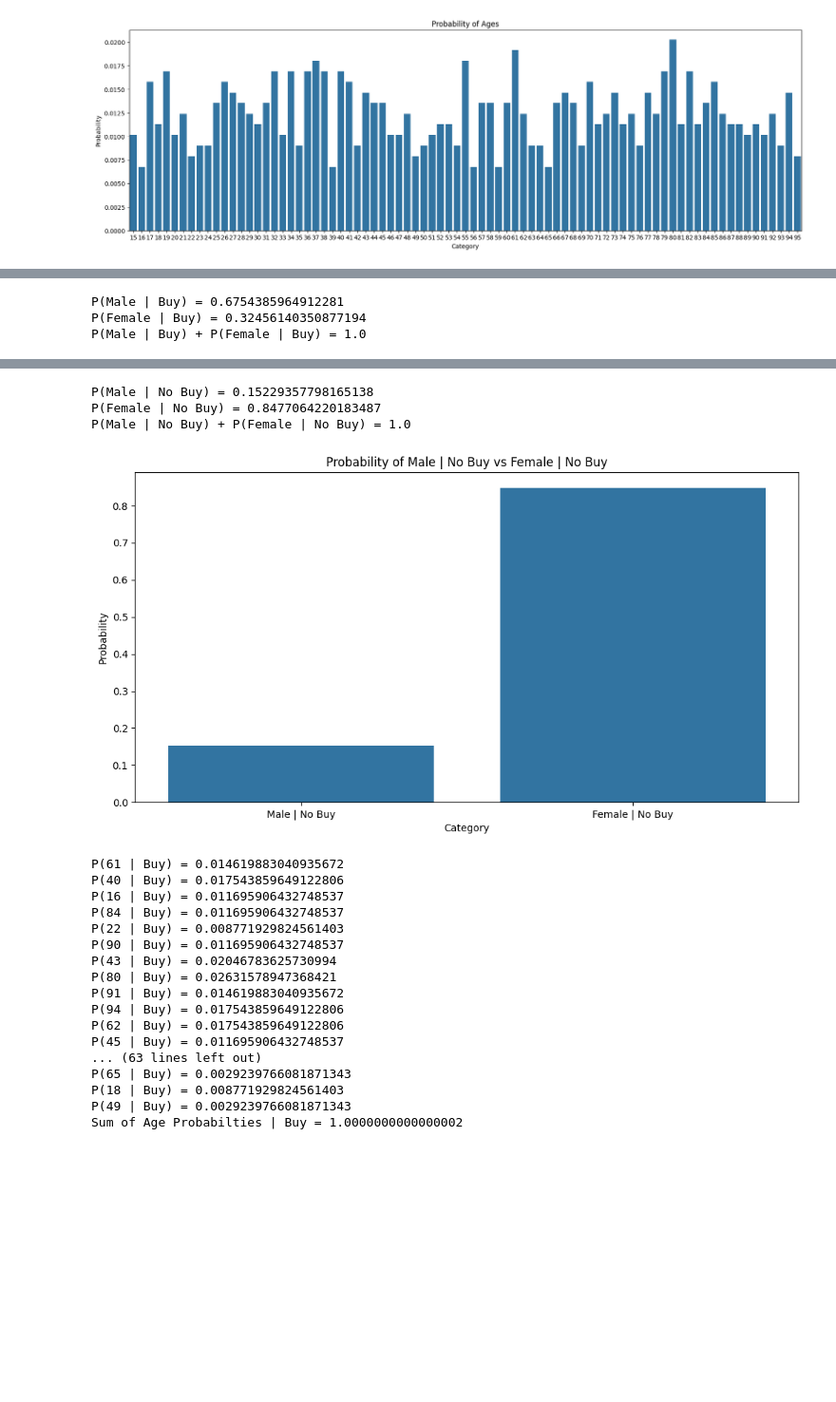
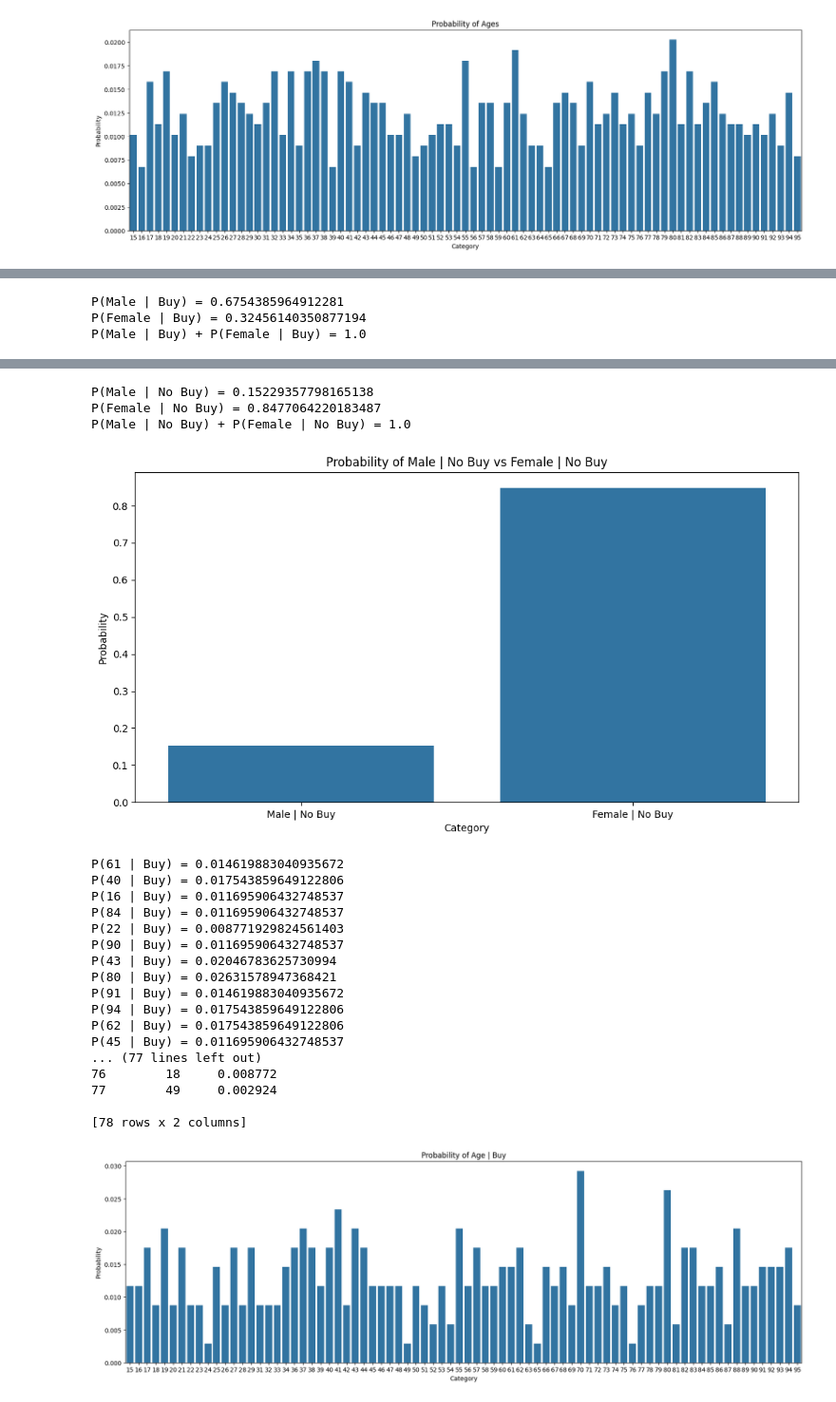
Before and after one commit to Dauniel/ece_engr_131A_project, a Jupyter notebook: project.ipynb, the cells around one changed output, grey strips where cells are left out. Shown at 95% size. Drawn from its saved outputs; the diff is of its cells as text; code cells hidden in the pictures; blank space fills up the shorter version.

```diff
--- a/project.ipynb
+++ b/project.ipynb
@@ -420,7 +416,7 @@ plt.title("Probability of Male | No Buy vs Female | No Buy")
 plt.show()
 
 # Condition that Age does buy
-# P(Age | Buys)
+# P(Age | Buy)
 
 age_buy_dict = {}
 
@@ -430,6 +426,7 @@ for i in range(len(B)):
             age_buy_dict[A[i]] = 1
         else:
             age_buy_dict[A[i]] += 1
+
 prob_age_buy_dict = {}
 
 for age, count in age_buy_dict.items():
@@ -437,57 +434,88 @@ for age, count in age_buy_dict.items():
 
 for age, prob in prob_age_buy_dict.items():
     print("P(" + str(age) + " | Buy) = " + str(prob))
+
 print("Sum of Age Probabilties | Buy = " + str(sum(prob_age_buy_dict.values())))
 
+age_type_data_buy = {'Category' : prob_age_buy_dict.keys(),
+                     'Probability' : prob_age_buy_dict.values()}
 
+df_plot_age_type_buy_data = pd.DataFrame(age_type_data_buy)
 
-# print("P(Male | No Buy) = " + str(prob_male_not_buyer_type))
-# print("P(Female | No Buy) = " + str(prob_female_not_buyer_type))
+print(df_plot_age_type_buy_data)
 
-# print("P(Male | No Buy) + P(Female | No Buy) = " + str(prob_male_not_buyer_type + prob_female_not_buyer_type))
+plt.figure(figsize=(20,6))
+sns.barplot(x = 'Category', y = 'Probability', data = df_plot_age_type_buy_data)
+plt.title("Probability of Age | Buy")
+plt.show()
 
-# gender_type_data_no_buy = {'Category' : ['Male | No Buy', 'Female | No Buy'],
-#                      'Probability' : [prob_male_not_buyer_type, prob_female_not_buyer_type]}
+# Condition that Age does not buy
+# P(Age | No Buy)
 
-# df_plot_gender_type_data_no_buy_data = pd.DataFrame(gender_type_data_no_buy)
+age_no_buy_dict = {}
 
-# plt.figure(figsize=(12,6))
-# sns.barplot(x = 'Category', y = 'Probability', data = df_plot_gender_type_data_no_buy_data)
-# plt.title("Probability of Male | No Buy vs Female | No Buy")
-# plt.show()
+for i in range(len(B)):
+    if B[i] == 0:
+        if A[i] not in age_no_buy_dict:
+            age_no_buy_dict[A[i]] = 1
+        else:
+            age_no_buy_dict[A[i]] += 1
+
+prob_age_no_buy_dict = {}
+
+for age, count in age_no_buy_dict.items():
+        prob_age_no_buy_dict[age] = count / total_not_buy
+
+for age, prob in prob_age_no_buy_dict.items():
+    print("P(" + str(age) + " | No Buy) = " + str(prob))
+
+print("Sum of Age Probabilties | No Buy = " + str(sum(prob_age_no_buy_dict.values())))
+
+age_type_data_no_buy = {'Category' : prob_age_no_buy_dict.keys(),
+                     'Probability' : prob_age_no_buy_dict.values()}
+
+df_plot_age_type_no_buy_data = pd.DataFrame(age_type_data_no_buy)
+
+print(df_plot_age_type_no_buy_data)
+
+plt.figure(figsize=(20,6))
+sns.barplot(x = 'Category', y = 'Probability', data = df_plot_age_type_no_buy_data)
+plt.title("Probability of Age | No Buy")
+plt.show()
 # %% [output]
 P(Small | Buy) = 0.34210526315789475
 P(Medium | Buy) = 0.3157894736842105
 P(Large | Buy) = 0.34210526315789475
 P(Small | Buy) + P(Medium | Buy) + P(Large | Buy) = 1.0
 [figure]
 P(Small | Not Buy) = 0.3541284403669725
 P(Medium | Not Buy) = 0.3229357798165138
 P(Large | Not Buy) = 0.3229357798165138
 P(Small | Not Buy) + P(Medium | Not Buy) + P(Large | Not Buy) = 1.0
 [figure]
 P(Male | Buy) = 0.6754385964912281
 P(Female | Buy) = 0.32456140350877194
 P(Male | Buy) + P(Female | Buy) = 1.0
 [figure]
 P(Male | No Buy) = 0.15229357798165138
 P(Female | No Buy) = 0.8477064220183487
 P(Male | No Buy) + P(Female | No Buy) = 1.0
 [figure]
 P(61 | Buy) = 0.014619883040935672
 P(40 | Buy) = 0.017543859649122806
 P(16 | Buy) = 0.011695906432748537
 P(84 | Buy) = 0.011695906432748537
 P(22 | Buy) = 0.008771929824561403
 P(90 | Buy) = 0.011695906432748537
 P(43 | Buy) = 0.02046783625730994
 P(80 | Buy) = 0.02631578947368421
 P(91 | Buy) = 0.014619883040935672
 P(94 | Buy) = 0.017543859649122806
 P(62 | Buy) = 0.017543859649122806
 P(45 | Buy) = 0.011695906432748537
-... (63 lines left out)
-P(65 | Buy) = 0.0029239766081871343
-P(18 | Buy) = 0.008771929824561403
-P(49 | Buy) = 0.0029239766081871343
-Sum of Age Probabilties | Buy = 1.0000000000000002
+... (77 lines left out)
+76        18     0.008772
+77        49     0.002924
+
+[78 rows x 2 columns]
+[figure, added]
```
Also changed, not shown: parts of 36 cells of this notebook.
